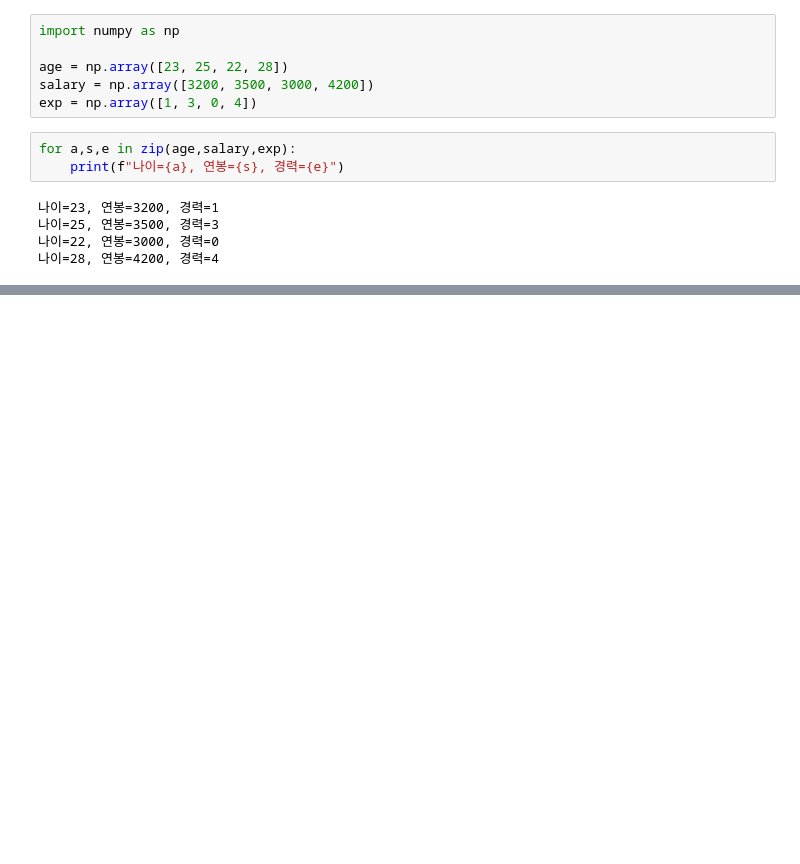
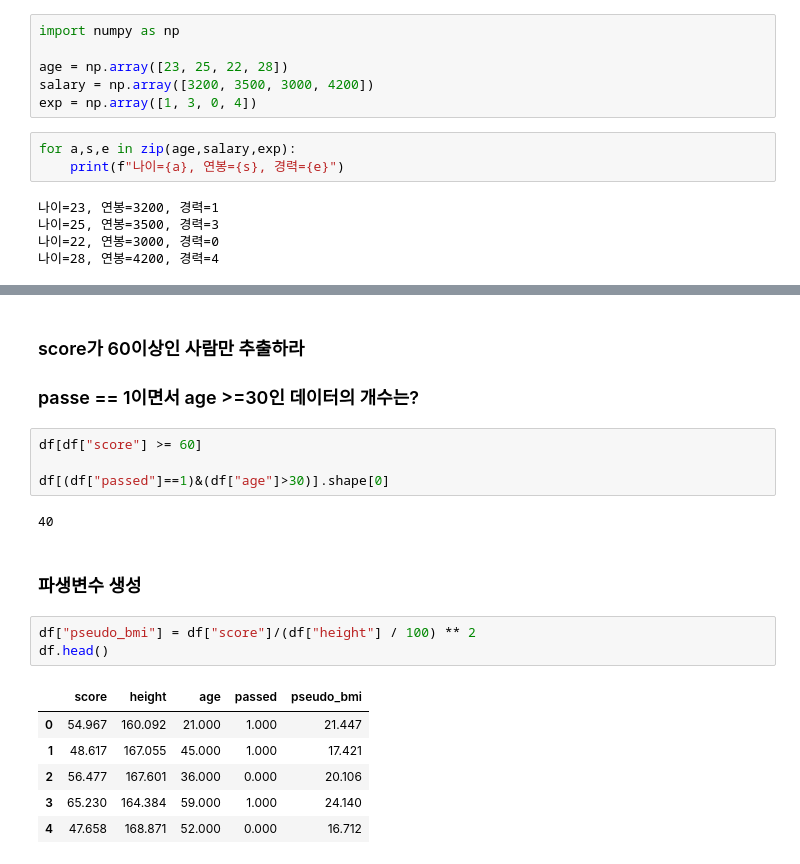
Before and after one commit to GYULLTANGURRI/main, a Jupyter notebook: 12월/2/260209실습/260209_[01].ipynb, the cells around one changed output, grey strips where cells are left out. Drawn from its saved outputs; the diff is of its cells as text; blank space fills up the shorter version.

```diff
--- a/12월/2/260209실습/260209_[01].ipynb
+++ b/12월/2/260209실습/260209_[01].ipynb
@@ -625,0 +659,21 @@ AttributeError: 'list' object has no attribute 'np'
+# %% [markdown]
+### score가 60이상인 사람만 추출하라
+### passe == 1이면서 age >=30인 데이터의 개수는?
+# %%
+df[df["score"] >= 60]
+
+df[(df["passed"]==1)&(df["age"]>30)].shape[0]
+# %% [output]
+40
+# %% [markdown]
+### 파생변수 생성
+# %%
+df["pseudo_bmi"] = df["score"]/(df["height"] / 100) ** 2
+df.head()
+# %% [output]
+|  | score | height | age | passed | pseudo_bmi |
+| 0 | 54.967 | 160.092 | 21.000 | 1.000 | 21.447 |
+| 1 | 48.617 | 167.055 | 45.000 | 1.000 | 17.421 |
+| 2 | 56.477 | 167.601 | 36.000 | 0.000 | 20.106 |
+| 3 | 65.230 | 164.384 | 59.000 | 1.000 | 24.140 |
+| 4 | 47.658 | 168.871 | 52.000 | 0.000 | 16.712 |
```
Also changed, not shown: parts of 13 cells of this notebook.
